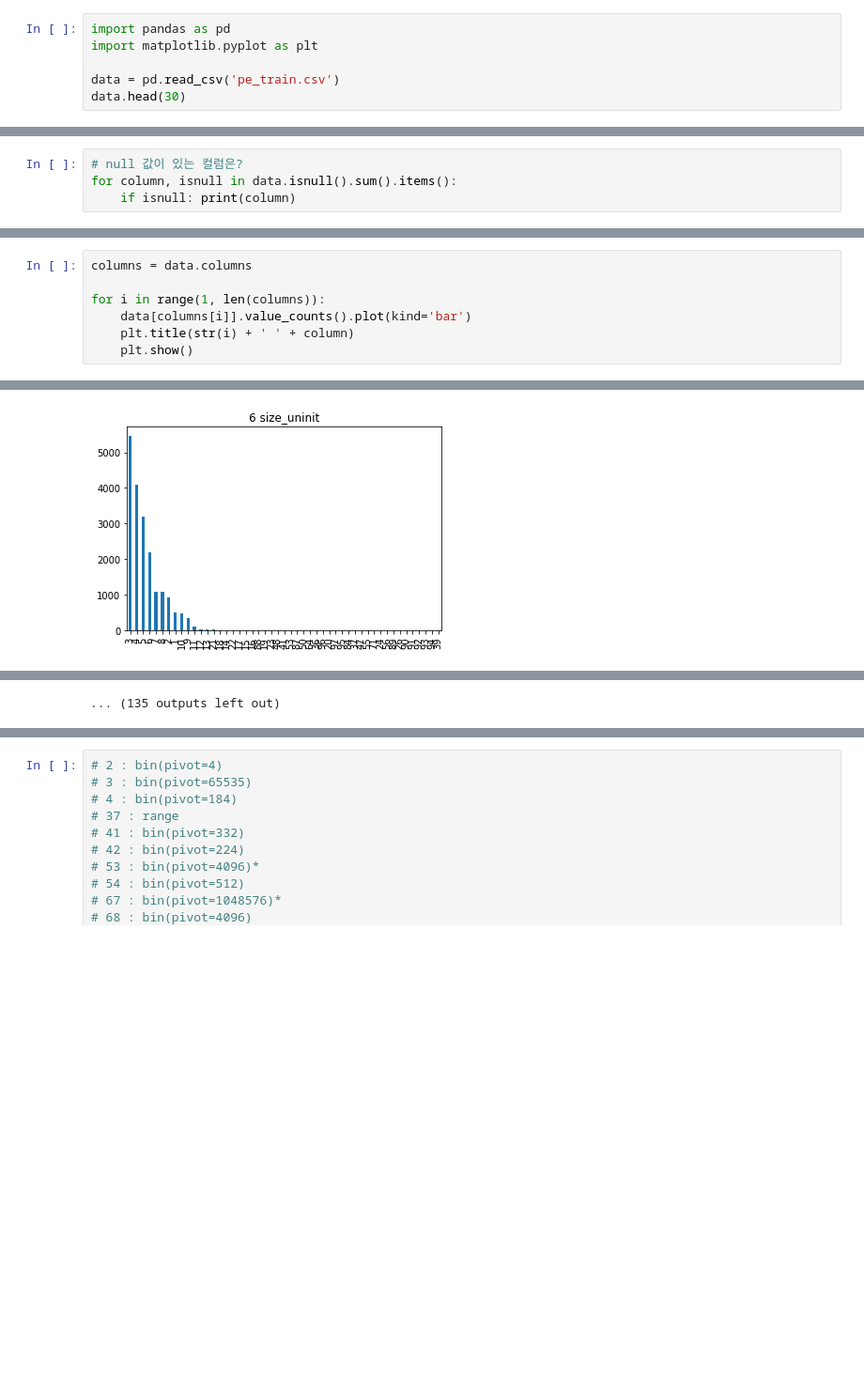
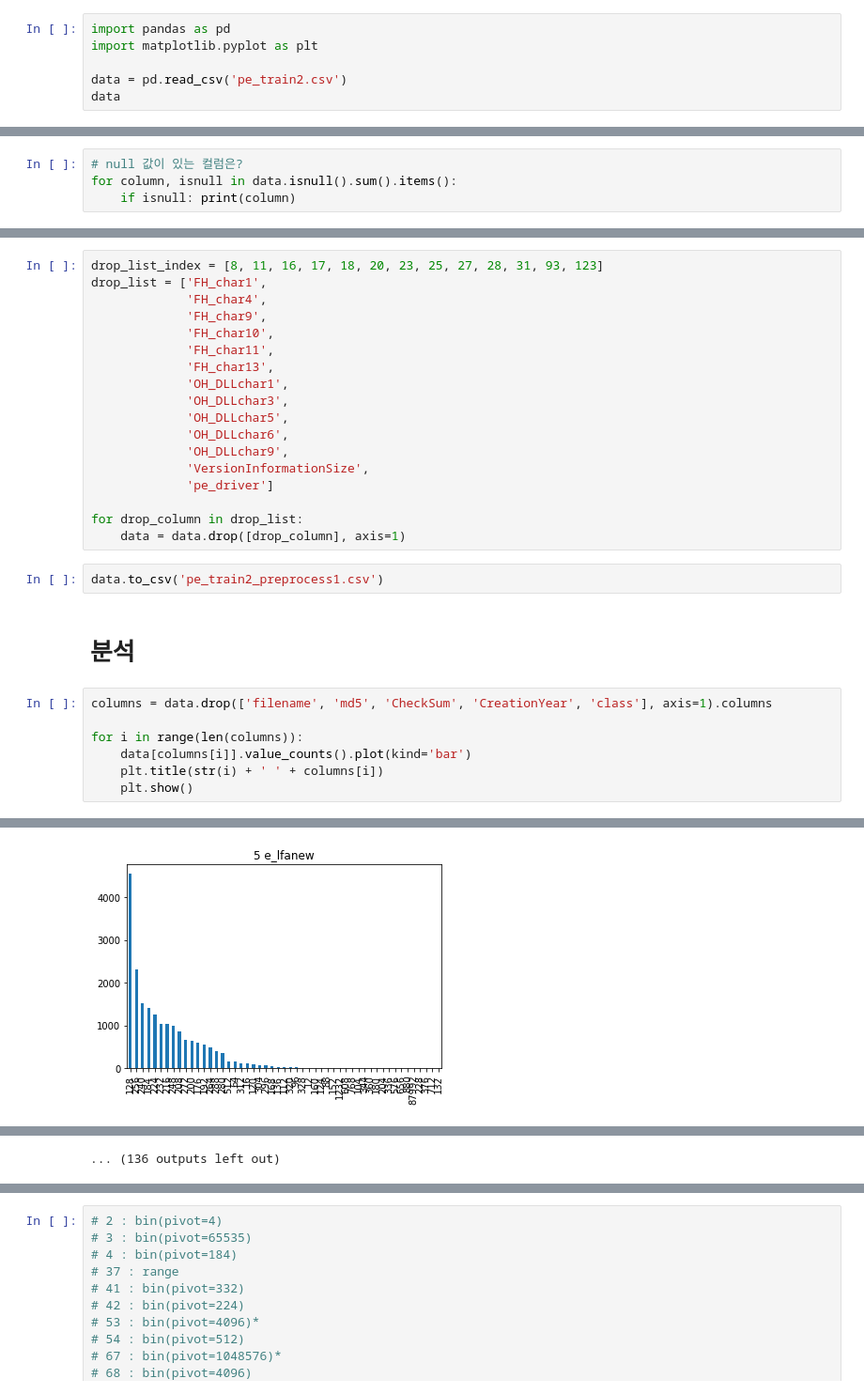
Before and after one commit to bassyu/information-security-RnD-data-challenge-2019, a Jupyter notebook: model/lab_pe.ipynb, the cells around one changed output, grey strips where cells are left out. Shown at 94% size. Saved outputs shown, nothing was run; the diff lists cells and outputs as text; blank space fills up the shorter version.

```diff
--- a/model/lab_pe.ipynb
+++ b/model/lab_pe.ipynb
@@ -2,8 +2,8 @@
 import pandas as pd
 import matplotlib.pyplot as plt
 
-data = pd.read_csv('pe_train.csv')
-data.head(30)
+data = pd.read_csv('pe_train2.csv')
+data
 # %% [output]
 |  | filename | md5 | e_cblp | e_cp | e_cparhdr | e_maxalloc | e_sp | e_lfanew | NumberOfSections | ... |
 | 0 | 102f4790f4f00e1b9fa63ca4ef14389e.vir | 102f4790f4f00e1b9fa63ca4ef14389e | 144 | 3 | 4 | 65535 | 184 | 240 | 4 | ... |
@@ -38,8 +45,30 @@ for column, isnull in data.isnull().sum().items():
+# %%
+drop_list_index = [8, 11, 16, 17, 18, 20, 23, 25, 27, 28, 31, 93, 123]
+drop_list = ['FH_char1',
+             'FH_char4',
+             'FH_char9',
+             'FH_char10',
+             'FH_char11',
+             'FH_char13',
+             'OH_DLLchar1',
+             'OH_DLLchar3',
+             'OH_DLLchar5',
+             'OH_DLLchar6',
+             'OH_DLLchar9',
+             'VersionInformationSize',
+             'pe_driver']
+
+for drop_column in drop_list:
+    data = data.drop([drop_column], axis=1)
+# %%
+data.to_csv('pe_train2_preprocess1.csv')
+# %% [markdown]
+# 분석
 # %%
-columns = data.columns
+columns = data.drop(['filename', 'md5', 'CheckSum', 'CreationYear', 'class'], axis=1).columns
 
-for i in range(1, len(columns)):
+for i in range(len(columns)):
     data[columns[i]].value_counts().plot(kind='bar')
-    plt.title(str(i) + ' ' + column)
+    plt.title(str(i) + ' ' + columns[i])
     plt.show()
 # %% [output]
@@ -51 +80 @@ for i in range(1, len(columns)):
-[figure, old version]
+[figure, new version]
@@ -58 +87 @@ for i in range(1, len(columns)):
-... (135 outputs left out)
+... (136 outputs left out)
```
Also changed, not shown: parts of 7 cells of this notebook, 2 other files.
